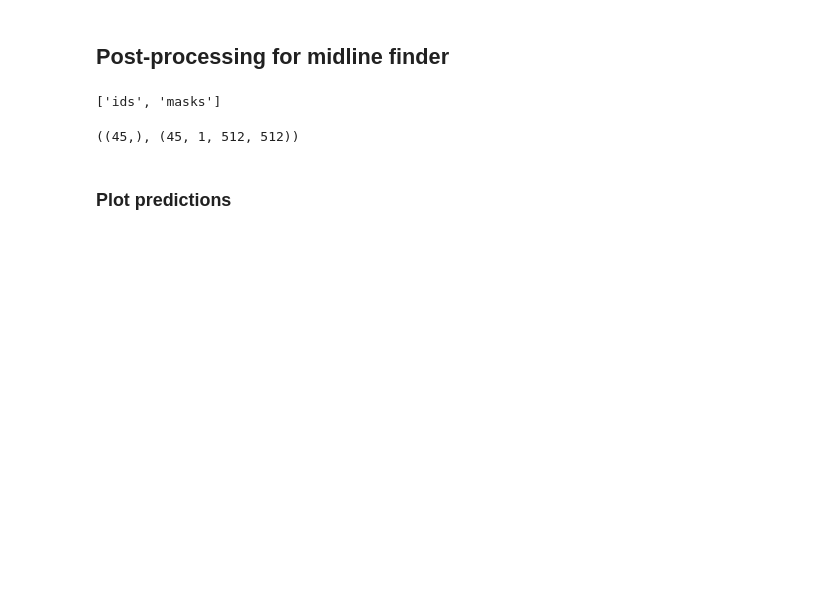
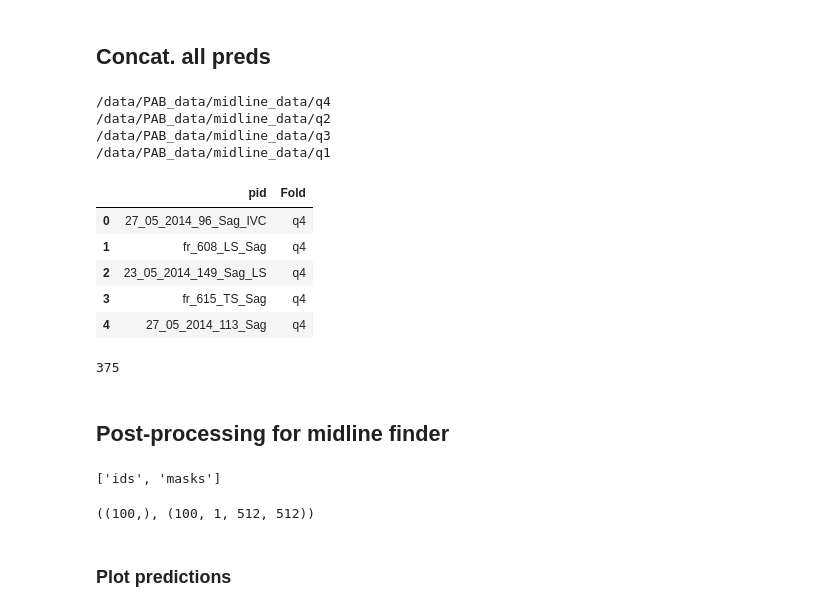
Before and after one commit to DMcSweeney/coronal_sagittal_cnn, a Jupyter notebook: notebooks/midline_post.ipynb, the cells around one changed output. Drawn from its saved outputs; the diff is of its cells as text; code cells hidden in the pictures; blank space fills up the shorter version.

```diff
--- a/notebooks/midline_post.ipynb
+++ b/notebooks/midline_post.ipynb
@@ -15,6 +16,39 @@ font = {'family' : 'serif',
 matplotlib.rc('font', **font)
 # %%
 ordered_verts = ['T4', 'T5', 'T6', 'T7', 'T8', 'T9', 'T10', 'T11', 'T12', 'L1', 'L2', 'L3', 'L4']
+# %% [markdown]
+## Concat. all preds
+# %%
+ids = []
+masks = []
+fold_df = pd.DataFrame(columns=['pid', 'Fold'])
+for root, dir_, files in os.walk('/data/PAB_data/midline_data/'):
+    if 'midline_finder_preds.npz' in files:
+        tmp = pd.DataFrame(columns=['pid', 'Fold'])
+        print(root)
+        fold = root.split('/')[-1]
+        data = np.load(os.path.join(root, 'midline_finder_preds.npz'))
+        id_list = [''.join(elem) for elem in data['ids']]
+        ids.extend(id_list)
+        masks.extend(data['masks'])
+        tmp['pid'] = id_list
+        tmp['Fold'] = fold
+        fold_df = fold_df.append(tmp)
+display(fold_df.head())
+all_data = {ids[i]: masks[i] for i in range(len(ids))}
+print(len(list(all_data.keys())))
+# %% [output]
+/data/PAB_data/midline_data/q4
+/data/PAB_data/midline_data/q2
+/data/PAB_data/midline_data/q3
+/data/PAB_data/midline_data/q1
+|  | pid | Fold |
+| 0 | 27_05_2014_96_Sag_IVC | q4 |
+| 1 | fr_608_LS_Sag | q4 |
+| 2 | 23_05_2014_149_Sag_LS | q4 |
+| 3 | fr_615_TS_Sag | q4 |
+| 4 | 27_05_2014_113_Sag | q4 |
+375
 # %% [markdown]
 ## Post-processing for midline finder
 # %%
@@ -22,13 +56,13 @@ from skimage import measure
 from scipy import interpolate
 from scipy.ndimage import gaussian_filter
 # %%
-preds = np.load('../midline_output/midline_finder_preds.npz')
+preds = np.load('/data/PAB_data/midline_data/q1/midline_finder_preds.npz')
 print(list(preds.keys()))
 ids, masks= preds.values()
 ids.shape, masks.shape
 # %% [output]
 ['ids', 'masks']
-((45,), (45, 1, 512, 512))
+((100,), (100, 1, 512, 512))
 # %%
 def sigmoid(x):
     return 1/(1+np.exp(-x))
```
Also changed, not shown: parts of 12 cells of this notebook, 11 other files.
